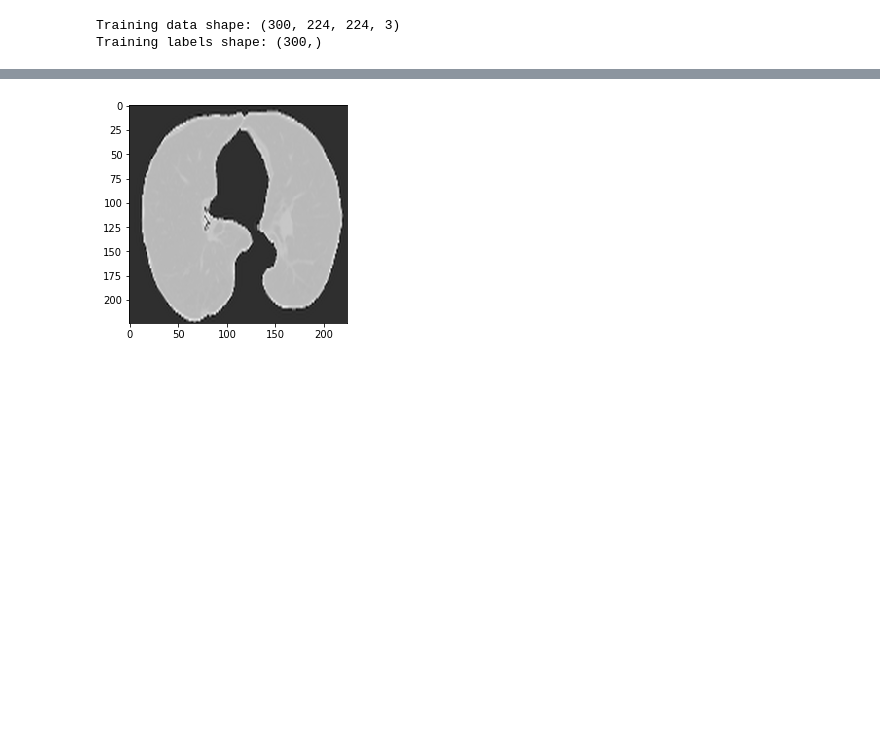
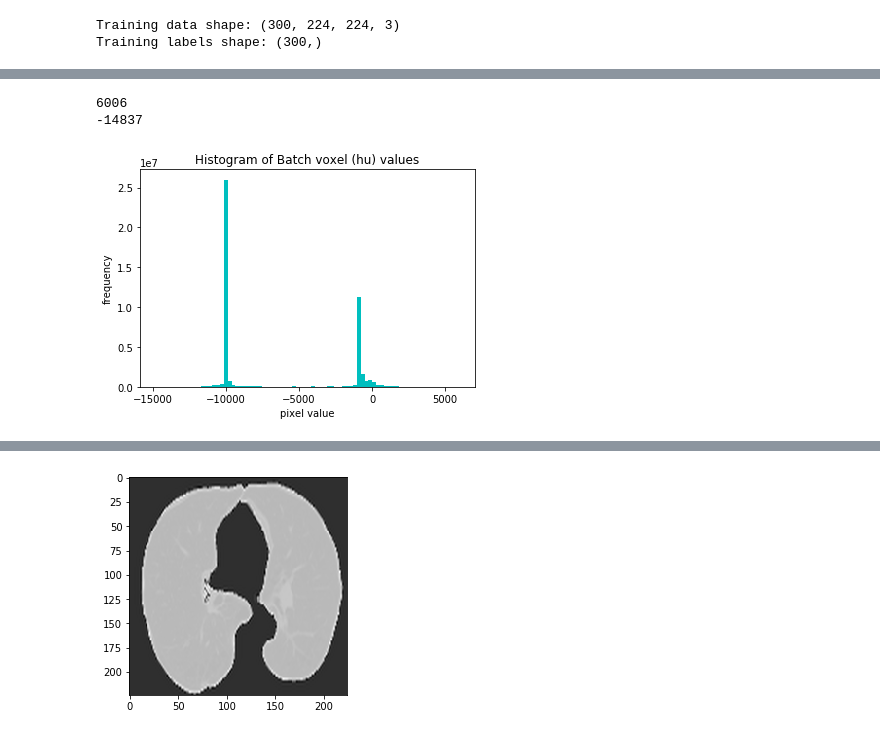
Before and after one commit to jwde/lungcancerDL, a Jupyter notebook: tensorflow-vgg/Lungs.ipynb, the cells around one changed output, grey strips where cells are left out. Cells and saved outputs as stored; diff of their text form; code cells hidden in the pictures; blank space fills up the shorter version.

```diff
--- a/tensorflow-vgg/Lungs.ipynb
+++ b/tensorflow-vgg/Lungs.ipynb
@@ -160,9 +79,14 @@ print DEBUG.shape
 # %%
 print data['X_train'].max()
 print data['X_train'].min()
 
 plt.hist(data['X_train'].flatten(), bins=80, color='c')
 plt.xlabel("pixel value")
 plt.ylabel("frequency")
+plt.title('Histogram of Batch voxel (hu) values')
 
 plt.show()
+# %% [output]
+6006
+-14837
+[figure, added]
```
Also changed, not shown: parts of 30 cells of this notebook, 5 other files.
